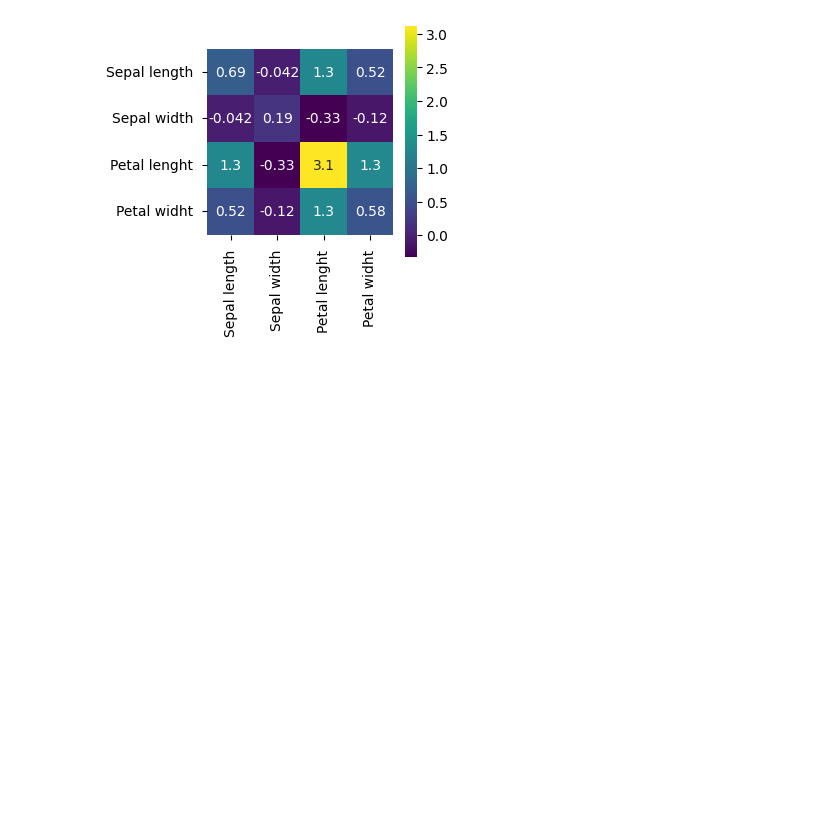
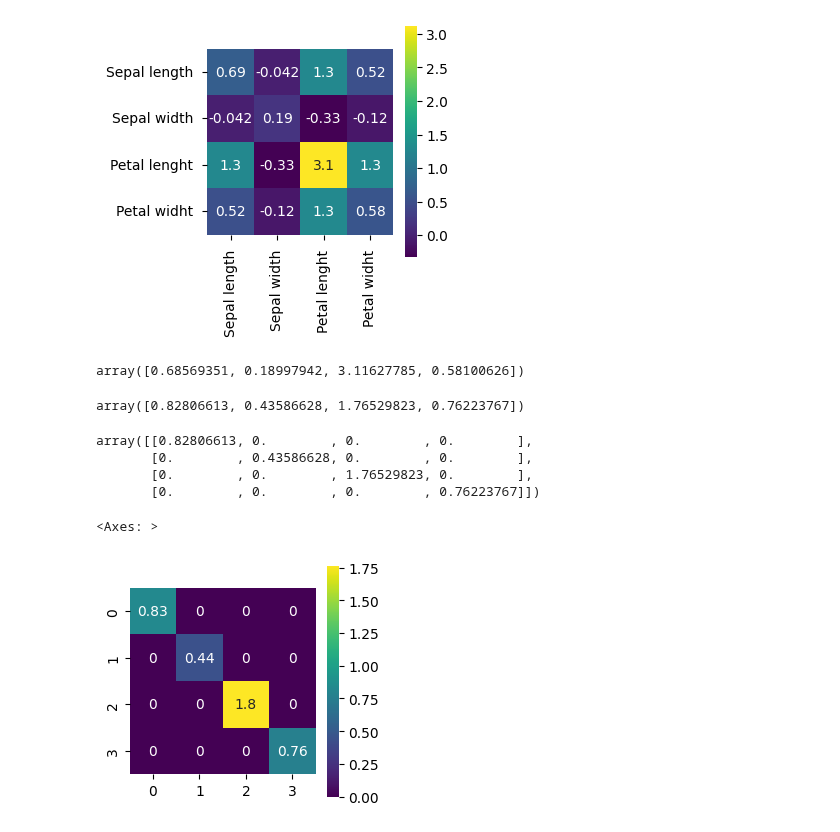
Before and after one commit to Arch-jyh/iris_books, a Jupyter notebook: math_easy/Linear_algebra/2/exersice12_1.ipynb, the cells around one changed output. Drawn from its saved outputs; the diff is of its cells as text; code cells hidden in the pictures; blank space fills up the shorter version.

```diff
--- a/math_easy/Linear_algebra/2/exersice12_1.ipynb
+++ b/math_easy/Linear_algebra/2/exersice12_1.ipynb
@@ -190,0 +193,10 @@ sns.heatmap(Sigma,ax = ax,
+# %%
+variance = np.diag(Sigma)#如果是方阵提取对角线 这里提取出方差
+variance
+# %% [output]
+array([0.68569351, 0.18997942, 3.11627785, 0.58100626])
+# %%
+std = np.sqrt(variance)
+std
+# %% [output]
+array([0.82806613, 0.43586628, 1.76529823, 0.76223767])
@@ -190,0 +205,18 @@ sns.heatmap(Sigma,ax = ax,
+# %%
+D = np.diag(std)
+D
+# %% [output]
+array([[0.82806613, 0.        , 0.        , 0.        ],
+       [0.        , 0.43586628, 0.        , 0.        ],
+       [0.        , 0.        , 1.76529823, 0.        ],
+       [0.        , 0.        , 0.        , 0.76223767]])
+# %%
+fig,ax = plt.subplots(figsize = (3,3))
+sns.heatmap(D,ax = ax,
+            annot = True,
+            cmap = 'viridis',
+            square = True)
+#数值单位-cm
+# %% [output]
+<Axes: >
+[figure, added]
```
Also changed, not shown: parts of 10 cells of this notebook.
